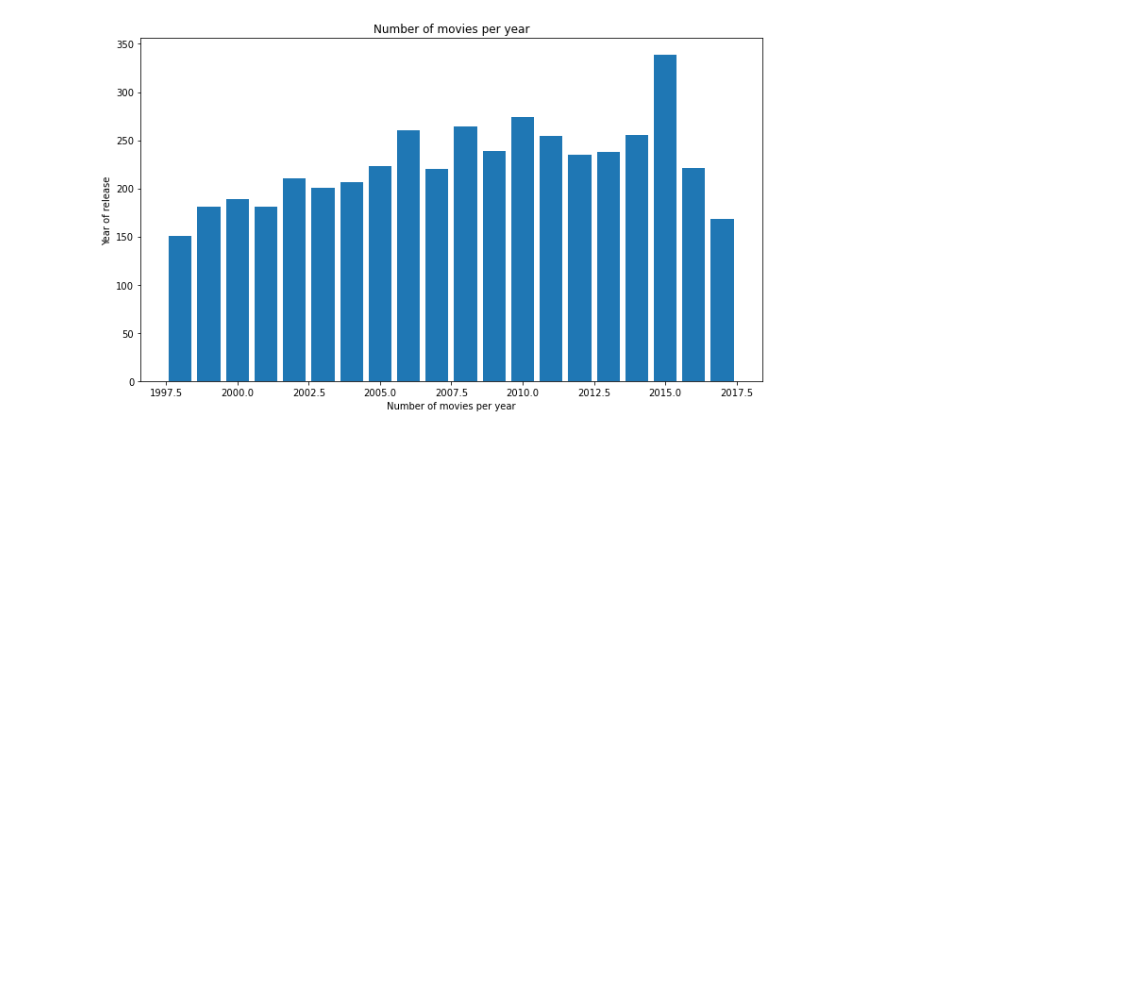
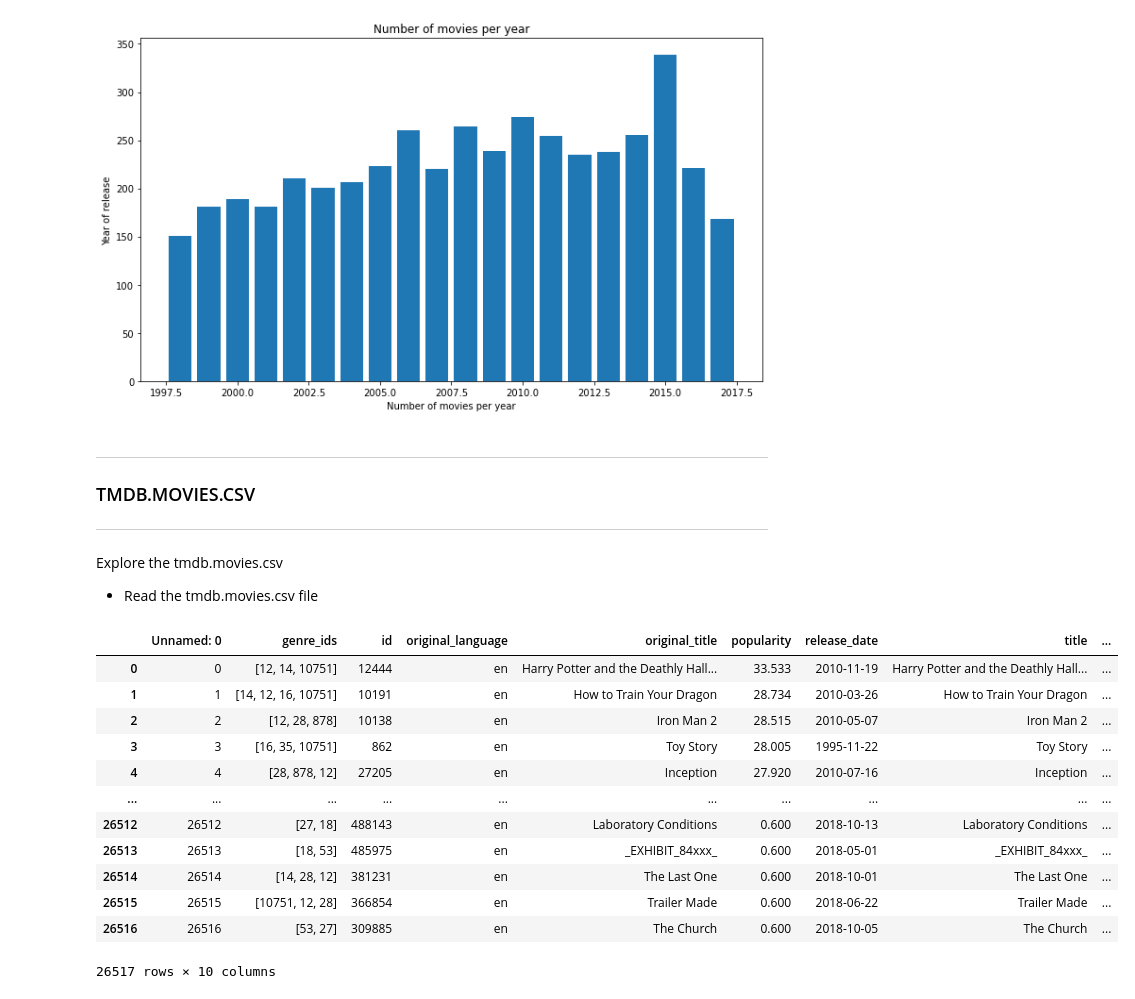
Before and after one commit to NicholasKIRUI/Data-Science-Course---Phase-1-Project, a Jupyter notebook: index.ipynb, the cells around one changed output. Saved outputs shown, nothing was run; the diff lists cells and outputs as text; code cells hidden in the pictures; blank space fills up the shorter version.

```diff
--- a/index.ipynb
+++ b/index.ipynb
@@ -939,3 +939,28 @@ ax.set_title('Number of movies per year')
 plt.tight_layout()
 # %% [output]
 [figure]
+# %% [markdown]
+___________________________________________________________________________________________________________________________________________________________
+
+### TMDB.MOVIES.CSV
+___________________________________________________________________________________________________________________________________________________________
+# %% [markdown]
+Explore the tmdb.movies.csv
+- Read the tmdb.movies.csv file
+# %%
+tmdb_movies_df = pd.read_csv('tmdb.movies.csv')
+tmdb_movies_df
+# %% [output]
+|  | Unnamed: 0 | genre_ids | id | original_language | original_title | popularity | release_date | title | ... |
+| 0 | 0 | [12, 14, 10751] | 12444 | en | Harry Potter and the Deathly Hall... | 33.533 | 2010-11-19 | Harry Potter and the Deathly Hall... | ... |
+| 1 | 1 | [14, 12, 16, 10751] | 10191 | en | How to Train Your Dragon | 28.734 | 2010-03-26 | How to Train Your Dragon | ... |
+| 2 | 2 | [12, 28, 878] | 10138 | en | Iron Man 2 | 28.515 | 2010-05-07 | Iron Man 2 | ... |
+| 3 | 3 | [16, 35, 10751] | 862 | en | Toy Story | 28.005 | 1995-11-22 | Toy Story | ... |
+| 4 | 4 | [28, 878, 12] | 27205 | en | Inception | 27.920 | 2010-07-16 | Inception | ... |
+| ... | ... | ... | ... | ... | ... | ... | ... | ... | ... |
+| 26512 | 26512 | [27, 18] | 488143 | en | Laboratory Conditions | 0.600 | 2018-10-13 | Laboratory Conditions | ... |
+| 26513 | 26513 | [18, 53] | 485975 | en | _EXHIBIT_84xxx_ | 0.600 | 2018-05-01 | _EXHIBIT_84xxx_ | ... |
+| 26514 | 26514 | [14, 28, 12] | 381231 | en | The Last One | 0.600 | 2018-10-01 | The Last One | ... |
+| 26515 | 26515 | [10751, 12, 28] | 366854 | en | Trailer Made | 0.600 | 2018-06-22 | Trailer Made | ... |
+| 26516 | 26516 | [53, 27] | 309885 | en | The Church | 0.600 | 2018-10-05 | The Church | ... |
+26517 rows × 10 columns
```
Also changed, not shown: parts of 12 cells of this notebook.
